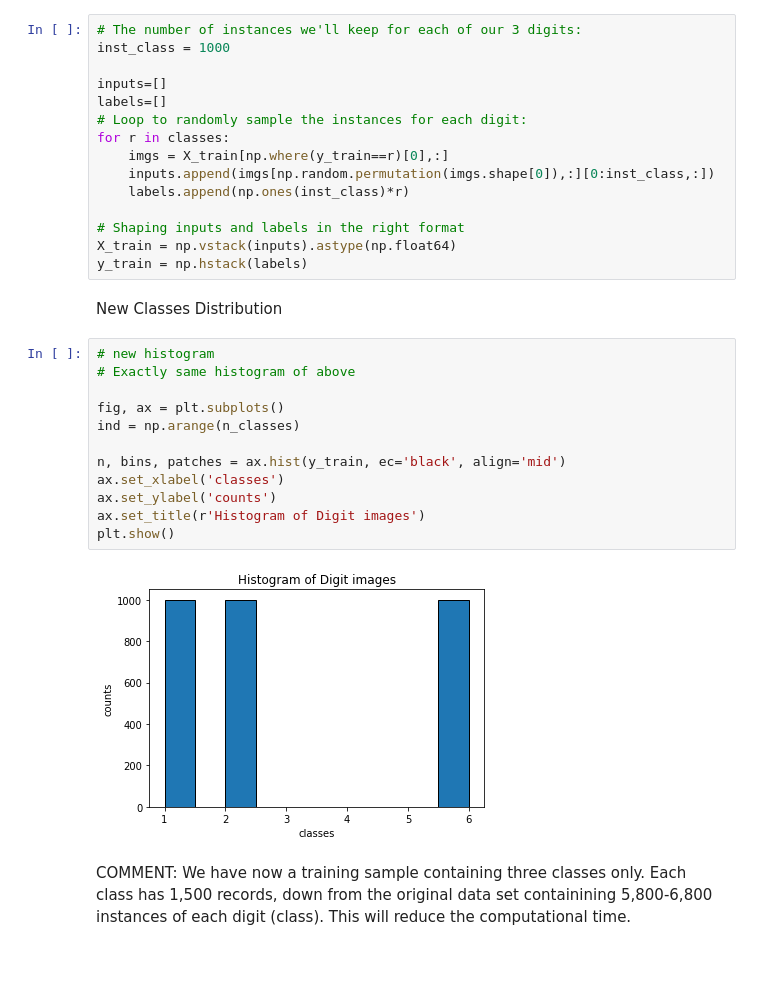
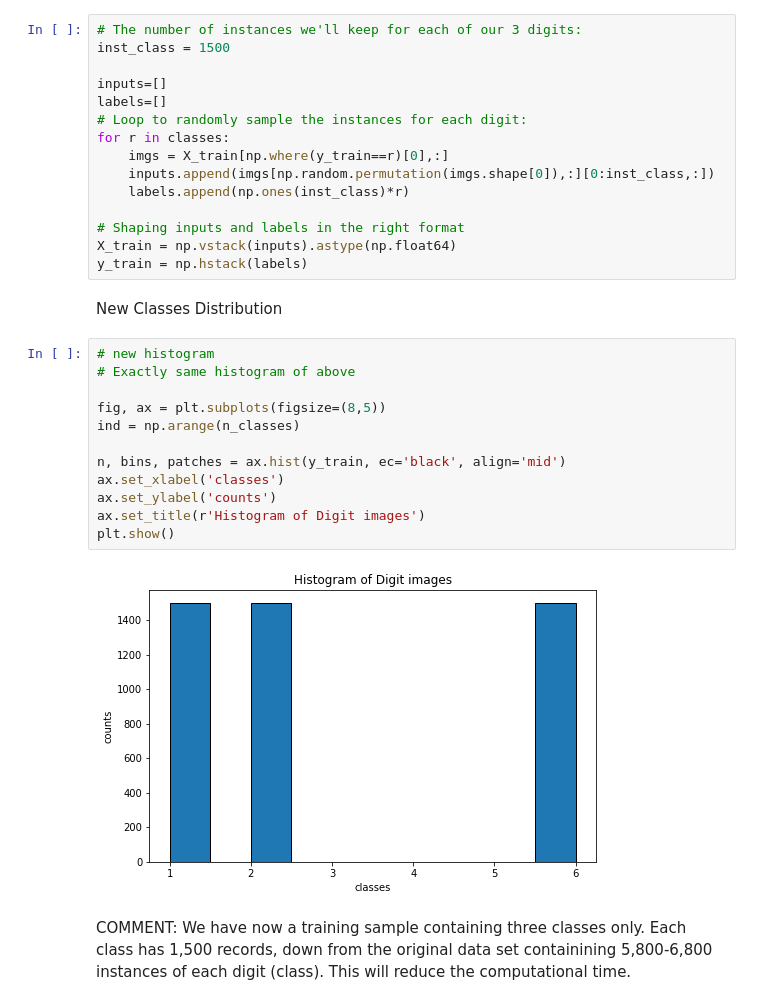
Before and after one commit to carlos20160984/ET5003_SEM1_2021-2, a Jupyter notebook: Etivity_1_Carlos_Santiago.ipynb, the cells around one changed output. Saved outputs shown, nothing was run; the diff lists cells and outputs as text; blank space fills up the shorter version.

```diff
--- a/Etivity_1_Carlos_Santiago.ipynb
+++ b/Etivity_1_Carlos_Santiago.ipynb
@@ -258,7 +254,7 @@ classes
 [1, 2, 6]
 # %%
 # The number of instances we'll keep for each of our 3 digits:
-inst_class = 1000
+inst_class = 1500
 
 inputs=[]
 labels=[]
@@ -276,17 +272,17 @@ New Classes Distribution
 # %%
 # new histogram
 # Exactly same histogram of above
 
-fig, ax = plt.subplots()
+fig, ax = plt.subplots(figsize=(8,5))
 ind = np.arange(n_classes)
 
 n, bins, patches = ax.hist(y_train, ec='black', align='mid')
 ax.set_xlabel('classes')
 ax.set_ylabel('counts')
 ax.set_title(r'Histogram of Digit images')
 plt.show()
 # %% [output]
-[figure, old version]
+[figure, new version]
 # %% [markdown]
 COMMENT: We have now a training sample containing three classes only. Each class has 1,500 records, down from the original data set containining 5,800-6,800 instances of each digit (class). This will reduce the computational time.
 # %% [markdown]
```
Also changed, not shown: parts of 29 cells of this notebook.
